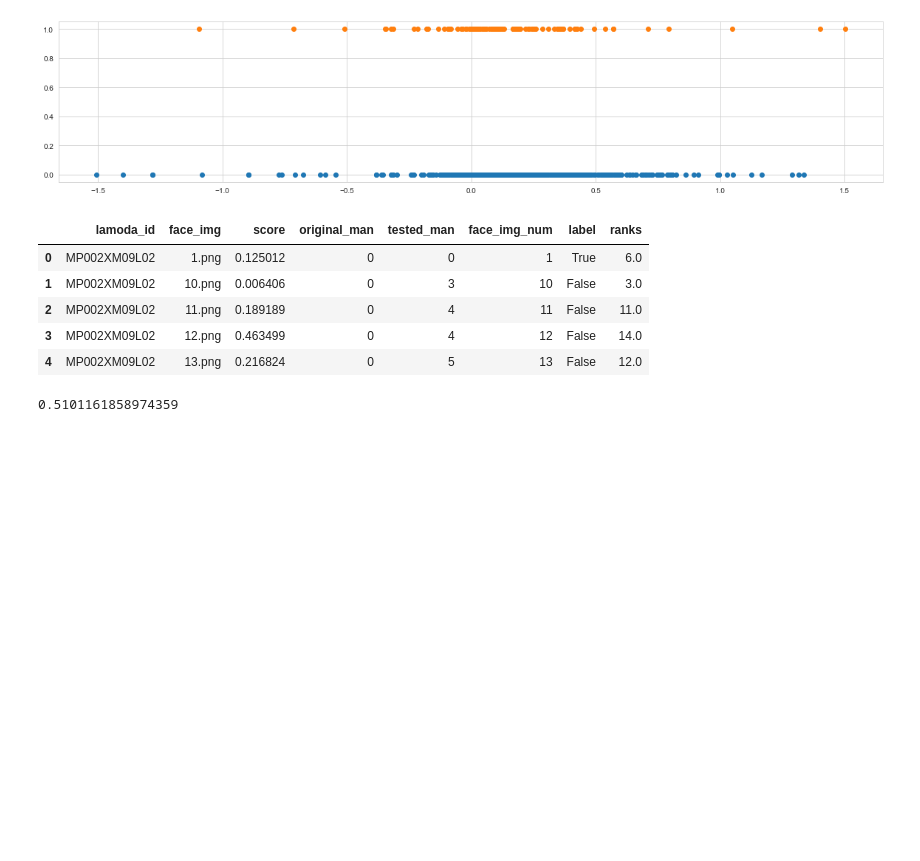
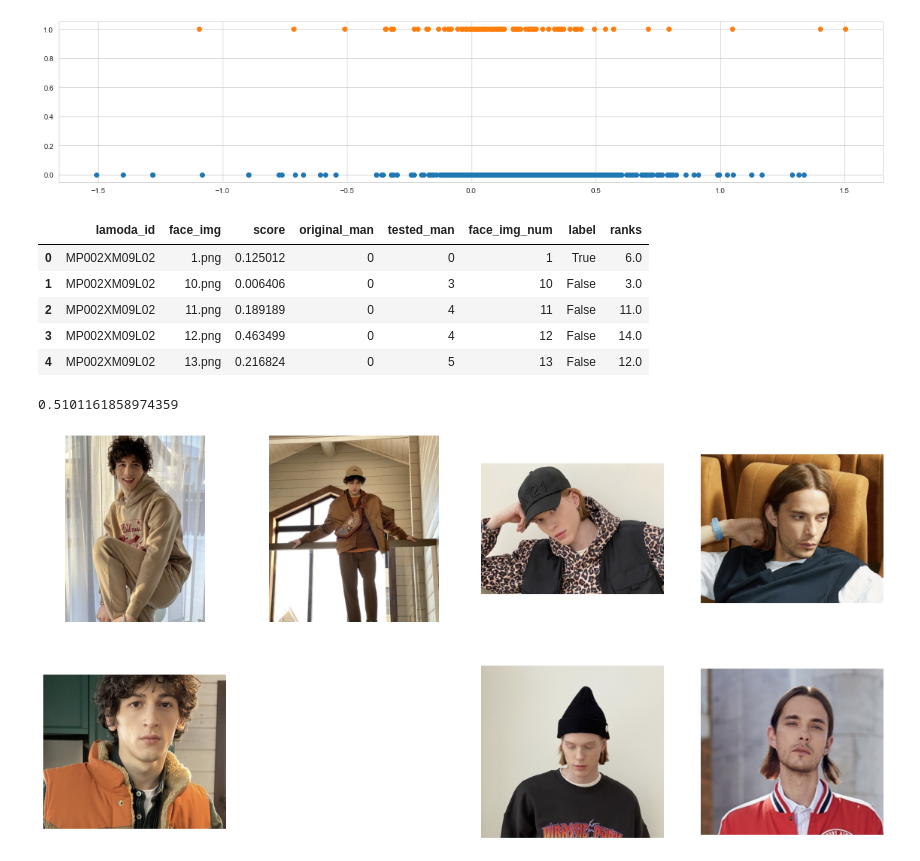
Before and after one commit to roma1n/face_clothes_matching, a Jupyter notebook: notebooks/roma1n/lamoda_validation_no_faces.ipynb, the cells around one changed output. Saved outputs shown, nothing was run; the diff lists cells and outputs as text; code cells hidden in the pictures; blank space fills up the shorter version.

```diff
--- a/notebooks/roma1n/lamoda_validation_no_faces.ipynb
+++ b/notebooks/roma1n/lamoda_validation_no_faces.ipynb
@@ -278,3 +327,24 @@ good_only = with_labels.loc[good_index]
 metrics.roc_auc_score(good_only.label.astype(int), good_only.score)
 # %% [output]
 0.5101161858974359
+# %%
+m = {
+    0: 1,
+    1: 2,
+    2: 5,
+    3: 3,
+    4: 7,
+    5: 4,
+    6: 8,
+}
+
+plt.figure(figsize=(20, 10))
+for i in range(7):
+    im = plt.imread('../../data/lamoda/validation/faces/{}.png'.format(i + 1))
+    plt.subplot(2, 4, m[i])
+    plt.imshow(im)
+    plt.axis('off')
+
+plt.show()
+# %% [output]
+[figure, added]
```
Also changed, not shown: parts of 23 cells of this notebook, 20 other files.
